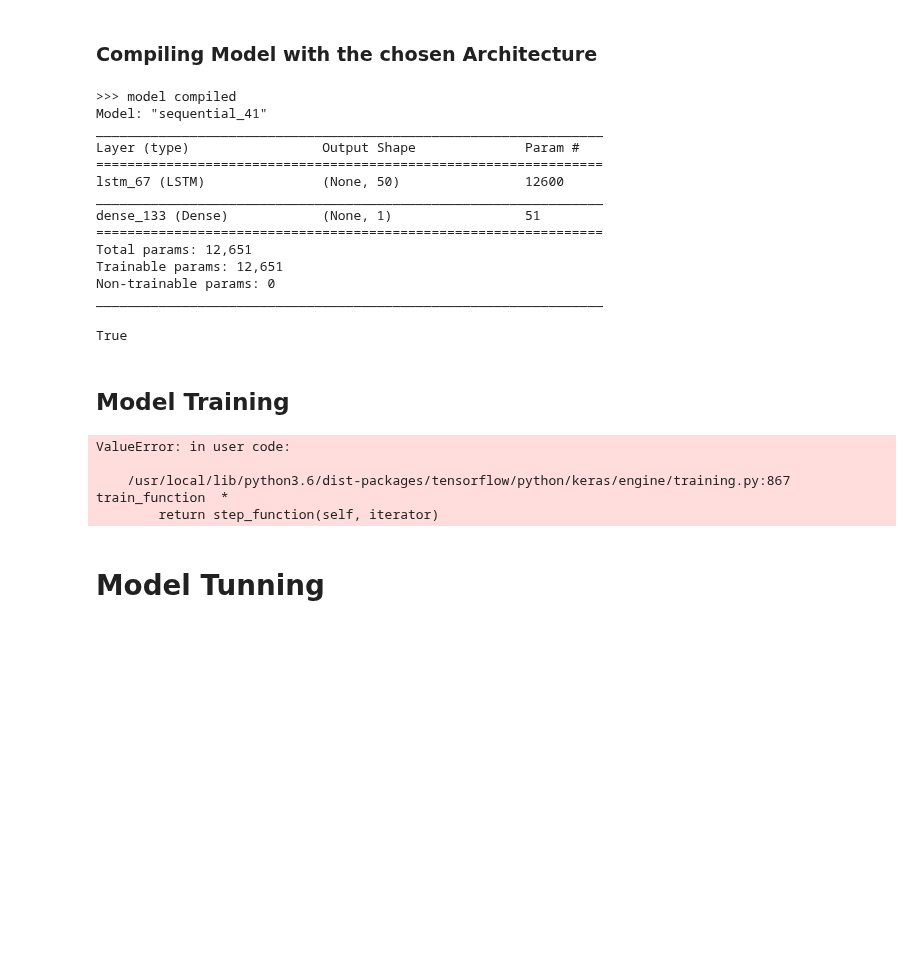
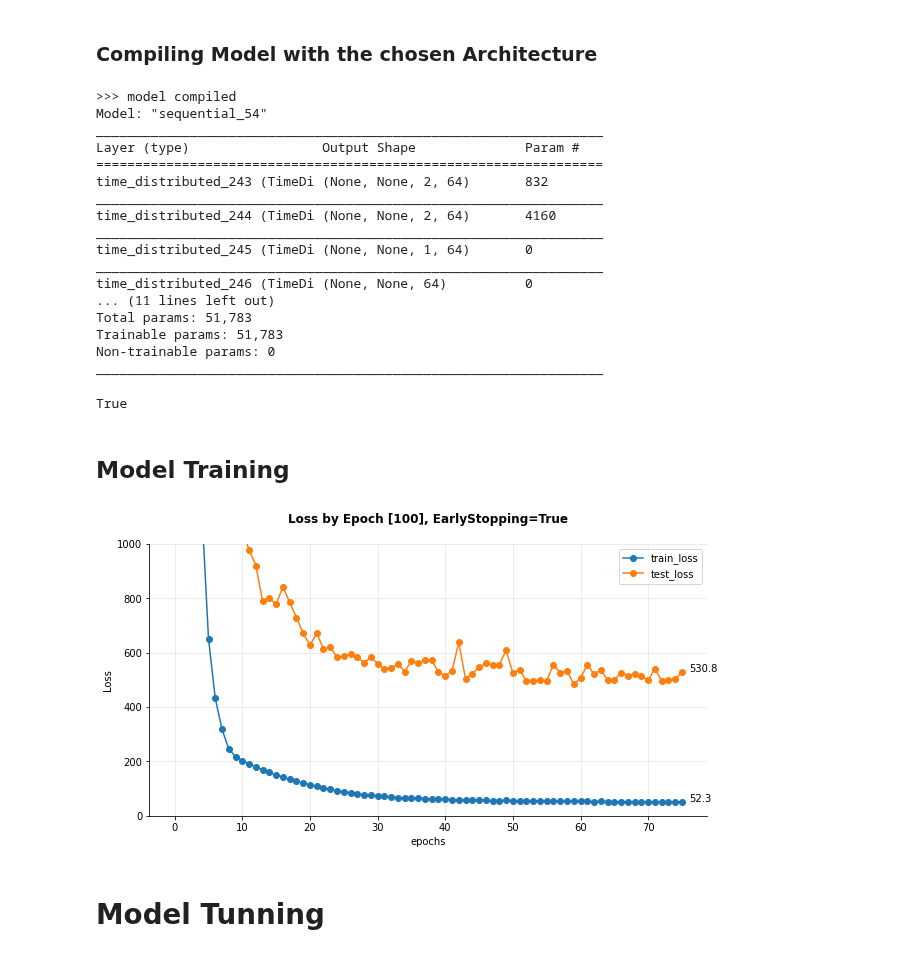
Before and after one commit to serg-razum-off/DFP-Numeric-2, a Jupyter notebook: train/btc_nn_playground.ipynb, the cells around one changed output. Cells and saved outputs as stored; diff of their text form; code cells hidden in the pictures; blank space fills up the shorter version.

```diff
--- a/train/btc_nn_playground.ipynb
+++ b/train/btc_nn_playground.ipynb
@@ -112,2 +99,25 @@ weights_init = GlorotNormal()
 # %% [markdown]
 ### Architectures
+# %%
+from tensorflow.keras.layers import TimeDistributed, Conv1D, MaxPooling1D, Flatten, LSTM, Dense
+from tensorflow.keras.initializers import GlorotUniform, GlorotNormal
+
+n_steps_subseq = 2
+n_seq = 2
+n_features = nn_manager_cut.X_train.shape[1]
+
+shape_cnn_lstm_train = dict(
+            n_rows=nn_manager_cut.X_train_unrolled.shape[0],
+            n_seq=n_seq,
+            n_steps_subseq=n_steps_subseq,
+            n_features=n_features)
+
+shape_cnn_lstm_test = {key:(value if key != 'n_rows' else nn_manager_cut.X_test_unrolled.shape[0])
+                       for (key, value) in shape_cnn_lstm_train.items()}
+
+shape_cnn_stacked = dict(
+            n_rows=nn_manager_cut.X_train_unrolled.shape[0],
+            n_seq=4,
+            n_features=n_features) # not splitting to subseq
+
+(shape_cnn_lstm_train, shape_cnn_lstm_test)
@@ -163,40 +178,55 @@ opt_adam = keras.optimizers.Adam(
 training_params = dict(optimizer=opt_adam, loss='mean_absolute_error', metrics=['mae'])
 
 
-nn_manager_cut.model_combine(template=template_Stacked_LSTM, compile_dict=training_params)
+nn_manager_cut.model_combine(template=template_CNN_LSTM, compile_dict=training_params)
 # %% [output]
 >>> model compiled
-Model: "sequential_41"
+Model: "sequential_54"
 _________________________________________________________________
 Layer (type)                 Output Shape              Param #
 =================================================================
-lstm_67 (LSTM)               (None, 50)                12600
+time_distributed_243 (TimeDi (None, None, 2, 64)       832
 _________________________________________________________________
-dense_133 (Dense)            (None, 1)                 51
-=================================================================
-Total params: 12,651
-Trainable params: 12,651
+time_distributed_244 (TimeDi (None, None, 2, 64)       4160
+_________________________________________________________________
+time_distributed_245 (TimeDi (None, None, 1, 64)       0
+_________________________________________________________________
+time_distributed_246 (TimeDi (None, None, 64)          0
+... (11 lines left out)
+Total params: 51,783
+Trainable params: 51,783
 Non-trainable params: 0
 _________________________________________________________________
 True
 # %% [markdown]
 ## Model Training
+# %%
+# CNN-LSTMs DataShapes
+data_shape_cnn_lstm_train = (
+    shape_cnn_lstm_train['n_rows'],
+    shape_cnn_lstm_train['n_seq'],
+    shape_cnn_lstm_train['n_steps_subseq'],
+    shape_cnn_lstm_train['n_features']
+)
+data_shape_cnn_lstm_test = (
+    shape_cnn_lstm_test['n_rows'],
+    shape_cnn_lstm_test['n_seq'],
+    shape_cnn_lstm_test['n_steps_subseq'],
+    shape_cnn_lstm_test['n_features']
+)
 # %%
 # %%time
 nn_manager_cut.model_fit(n_epoch=100,
-                           n_seq=n_seq,
-                           n_steps=n_steps_subseq,
+                           data_shape_train=data_shape_cnn_lstm_train,
+                           data_shape_test=data_shape_cnn_lstm_test,
                            verbose=0,
                            return_results=True,
                            print_charts=True,
                            early_stopping=True
                         )
 plt.ylim(0,1e3);
 # %% [output]
-ValueError: in user code:
-
-    /usr/local/lib/python3.6/dist-packages/tensorflow/python/keras/engine/training.py:867 train_function  *
-        return step_function(self, iterator)
+[figure, added]
 # %%
 # nn_manager_cut.model.predict(nn_manager_cut.X_test_unrolled[1].reshape)
 # %% [markdown]
```
Also changed, not shown: parts of 5 cells of this notebook, 1 other file.
